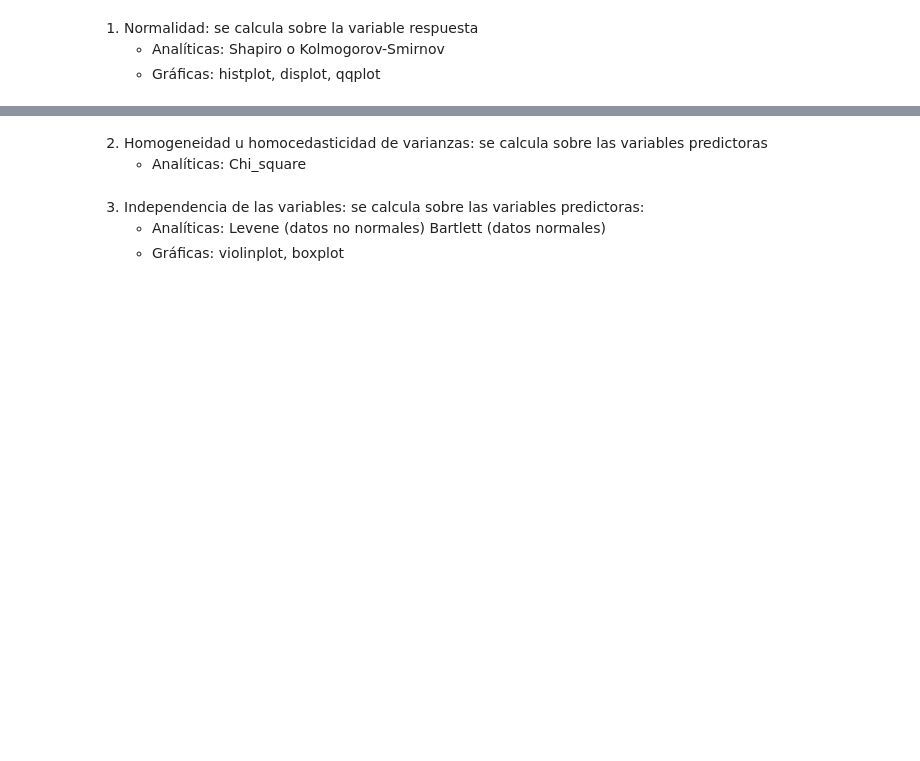
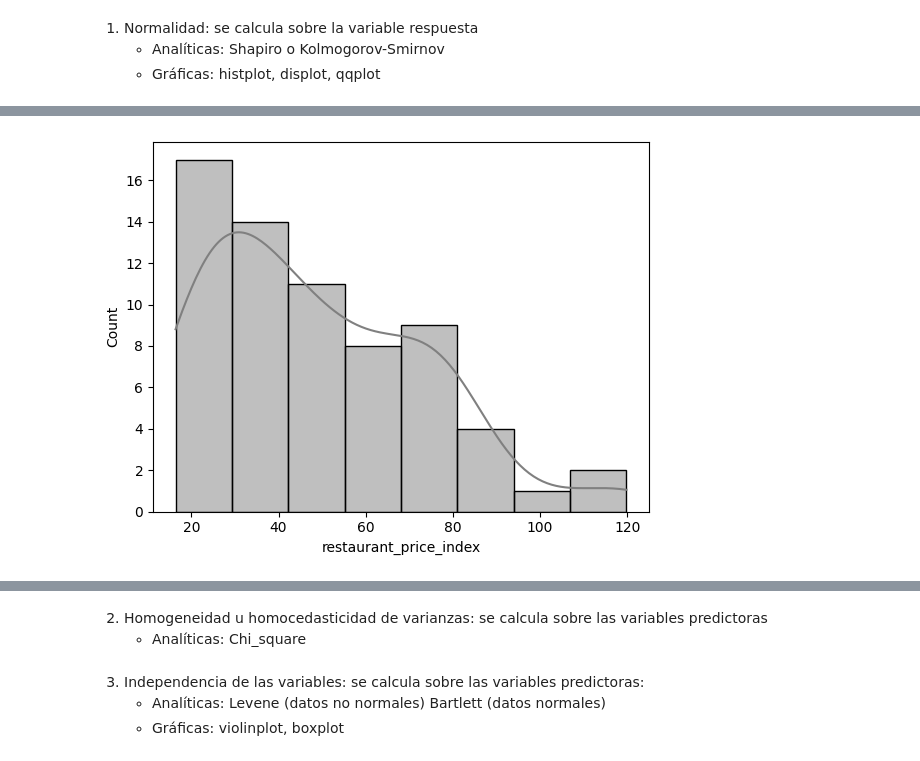
Before and after one commit to Adalab/promo-d-da-modulo3-sprint1-laura-maitane, a Jupyter notebook: regresion-lineal/reg-lin-4-asunciones.ipynb, the cells around one changed output, grey strips where cells are left out. Cells and saved outputs as stored; diff of their text form; code cells hidden in the pictures; blank space fills up the shorter version.

```diff
--- a/regresion-lineal/reg-lin-4-asunciones.ipynb
+++ b/regresion-lineal/reg-lin-4-asunciones.ipynb
@@ -36,0 +77,4 @@ pd.options.display.max_columns = None
+# %%
+sns.histplot(df['restaurant_price_index'], kde = True, color = "grey");
+# %% [output]
+[figure, added]
```
Also changed, not shown: parts of 6 cells of this notebook, 3 other files.
